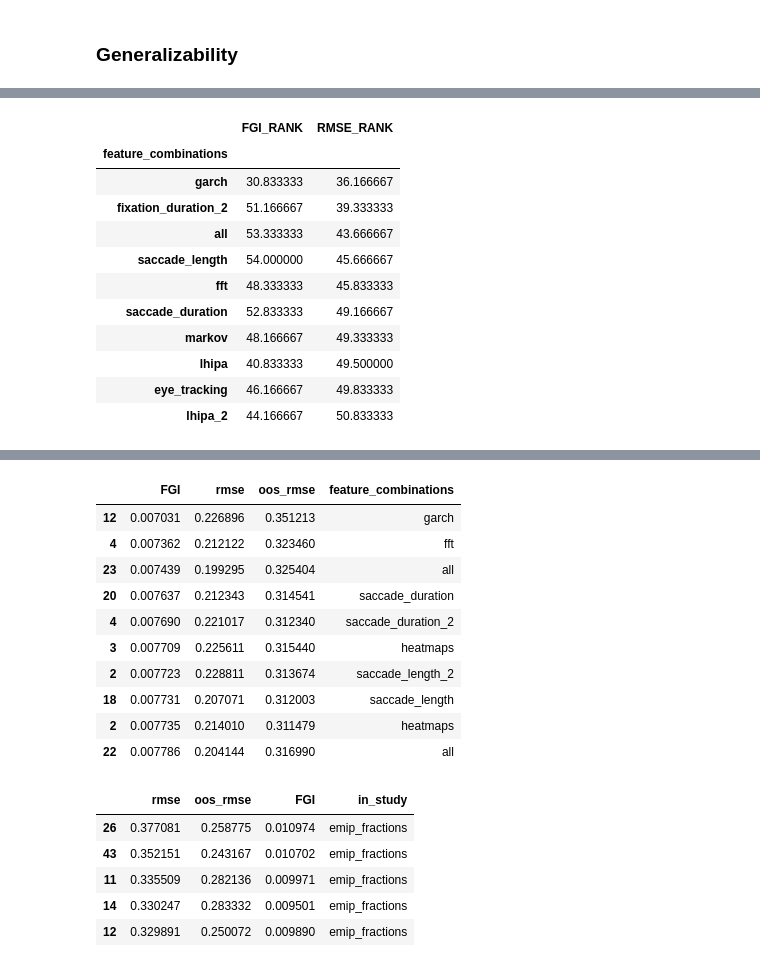
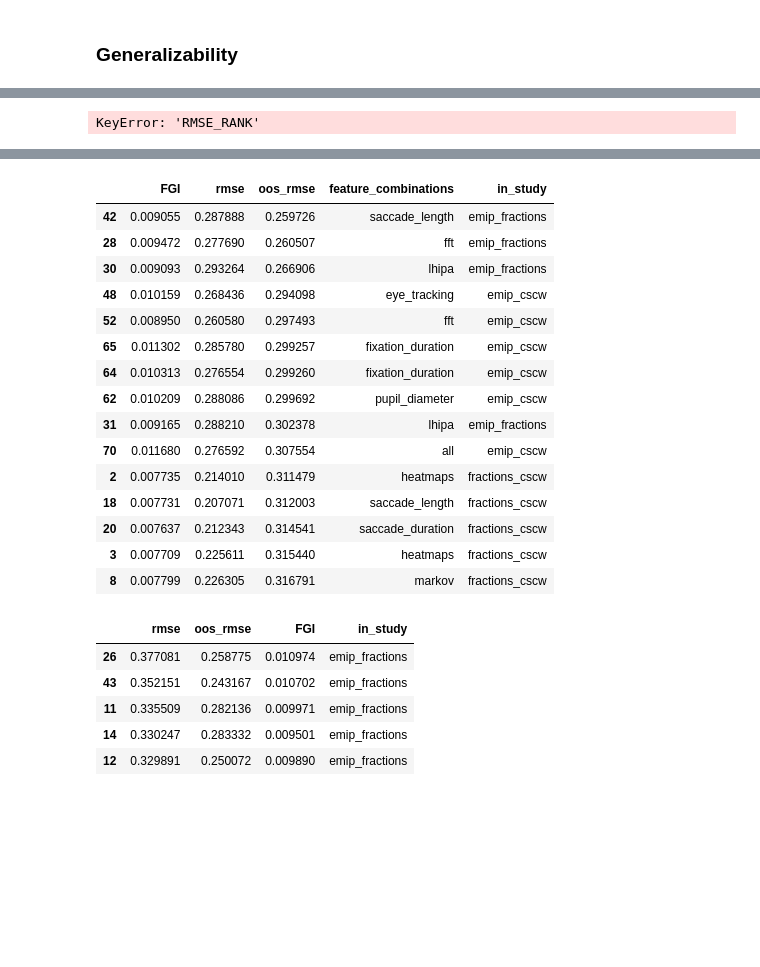
Before and after one commit to s0lvang/ideal-pancake, a Jupyter notebook: misc/notebooks/Analyze Results.ipynb, the cells around one changed output, grey strips where cells are left out. Cells and saved outputs as stored; diff of their text form; code cells hidden in the pictures; blank space fills up the shorter version.

```diff
--- a/misc/notebooks/Analyze Results.ipynb
+++ b/misc/notebooks/Analyze Results.ipynb
@@ -7,8 +7,8 @@ from sklearn.metrics import mean_squared_error
 sns.set_theme()
 # %%
 two_to_one_df = pd.read_csv("results/results_2_to_1_new_emip.csv")
-new_feature_groups = pd.read_csv("results/results_2_to_1_new_feature_groups.csv")
-two_to_one_df = pd.concat((two_to_one_df, new_feature_groups) )
+two_to_one_df_fix_lhipa = pd.read_csv("results_2_to_1_new_feature_groups.csv")
+two_to_one_df = pd.concat((two_to_one_df, two_to_one_df_fix_lhipa))
 one_to_one_df = pd.read_csv("results/results_1_to_1_new_emip.csv")
 two_to_one_df.columns
 
@@ -457,18 +435,7 @@ filter_on_baselines(two_to_one_df).groupby(by="feature_combinations").mean().nsm
 # %%
 two_to_one_df.groupby(by="feature_combinations").mean().nsmallest(10, "RMSE_RANK").loc[:, ["FGI_RANK", "RMSE_RANK"]]
 # %% [output]
-|  | FGI_RANK | RMSE_RANK |
-| feature_combinations |  |  |
-| garch | 30.833333 | 36.166667 |
-| fixation_duration_2 | 51.166667 | 39.333333 |
-| all | 53.333333 | 43.666667 |
-| saccade_length | 54.000000 | 45.666667 |
-| fft | 48.333333 | 45.833333 |
-| saccade_duration | 52.833333 | 49.166667 |
-| markov | 48.166667 | 49.333333 |
-| lhipa | 40.833333 | 49.500000 |
-| eye_tracking | 46.166667 | 49.833333 |
-| lhipa_2 | 44.166667 | 50.833333 |
+KeyError: 'RMSE_RANK'
 # %%
 # %% [output]
 |  | Unnamed: 0 | rmse | oos_rmse | FGI | baseline | oos_baseline | random_baseline | ... |
@@ -484,19 +451,24 @@ two_to_one_df.groupby(by="feature_combinations").mean().nsmallest(10, "RMSE_RANK
 | fft | 28.000000 | 0.250131 | 0.293820 | 0.008595 | 0.272373 | 0.371569 | 0.400563 | ... |
 | saccade_length | 42.000000 | 0.255466 | 0.299829 | 0.008924 | 0.272373 | 0.371569 | 0.400563 | ... |
 # %%
-filter_on_baselines(two_to_one_df).nsmallest(10, "FGI").loc[:, ["FGI", "rmse", "oos_rmse", "feature_combinations"]]
+filter_on_baselines(two_to_one_df).nsmallest(15, "oos_rmse").loc[:, ["FGI", "rmse", "oos_rmse", "feature_combinations", "in_study"]]
 # %% [output]
-|  | FGI | rmse | oos_rmse | feature_combinations |
-| 12 | 0.007031 | 0.226896 | 0.351213 | garch |
-| 4 | 0.007362 | 0.212122 | 0.323460 | fft |
-| 23 | 0.007439 | 0.199295 | 0.325404 | all |
-| 20 | 0.007637 | 0.212343 | 0.314541 | saccade_duration |
-| 4 | 0.007690 | 0.221017 | 0.312340 | saccade_duration_2 |
-| 3 | 0.007709 | 0.225611 | 0.315440 | heatmaps |
-| 2 | 0.007723 | 0.228811 | 0.313674 | saccade_length_2 |
-| 18 | 0.007731 | 0.207071 | 0.312003 | saccade_length |
-| 2 | 0.007735 | 0.214010 | 0.311479 | heatmaps |
-| 22 | 0.007786 | 0.204144 | 0.316990 | all |
+|  | FGI | rmse | oos_rmse | feature_combinations | in_study |
+| 42 | 0.009055 | 0.287888 | 0.259726 | saccade_length | emip_fractions |
+| 28 | 0.009472 | 0.277690 | 0.260507 | fft | emip_fractions |
+| 30 | 0.009093 | 0.293264 | 0.266906 | lhipa | emip_fractions |
+| 48 | 0.010159 | 0.268436 | 0.294098 | eye_tracking | emip_cscw |
+| 52 | 0.008950 | 0.260580 | 0.297493 | fft | emip_cscw |
+| 65 | 0.011302 | 0.285780 | 0.299257 | fixation_duration | emip_cscw |
+| 64 | 0.010313 | 0.276554 | 0.299260 | fixation_duration | emip_cscw |
+| 62 | 0.010209 | 0.288086 | 0.299692 | pupil_diameter | emip_cscw |
+| 31 | 0.009165 | 0.288210 | 0.302378 | lhipa | emip_fractions |
+| 70 | 0.011680 | 0.276592 | 0.307554 | all | emip_cscw |
+| 2 | 0.007735 | 0.214010 | 0.311479 | heatmaps | fractions_cscw |
+| 18 | 0.007731 | 0.207071 | 0.312003 | saccade_length | fractions_cscw |
+| 20 | 0.007637 | 0.212343 | 0.314541 | saccade_duration | fractions_cscw |
+| 3 | 0.007709 | 0.225611 | 0.315440 | heatmaps | fractions_cscw |
+| 8 | 0.007799 | 0.226305 | 0.316791 | markov | fractions_cscw |
 # %%
 
 two_to_one_df.loc[:, ["rmse", "oos_rmse", "FGI", "in_study"]].nlargest(5, "rmse")
```
Also changed, not shown: parts of 12 cells of this notebook, 1 other file.
